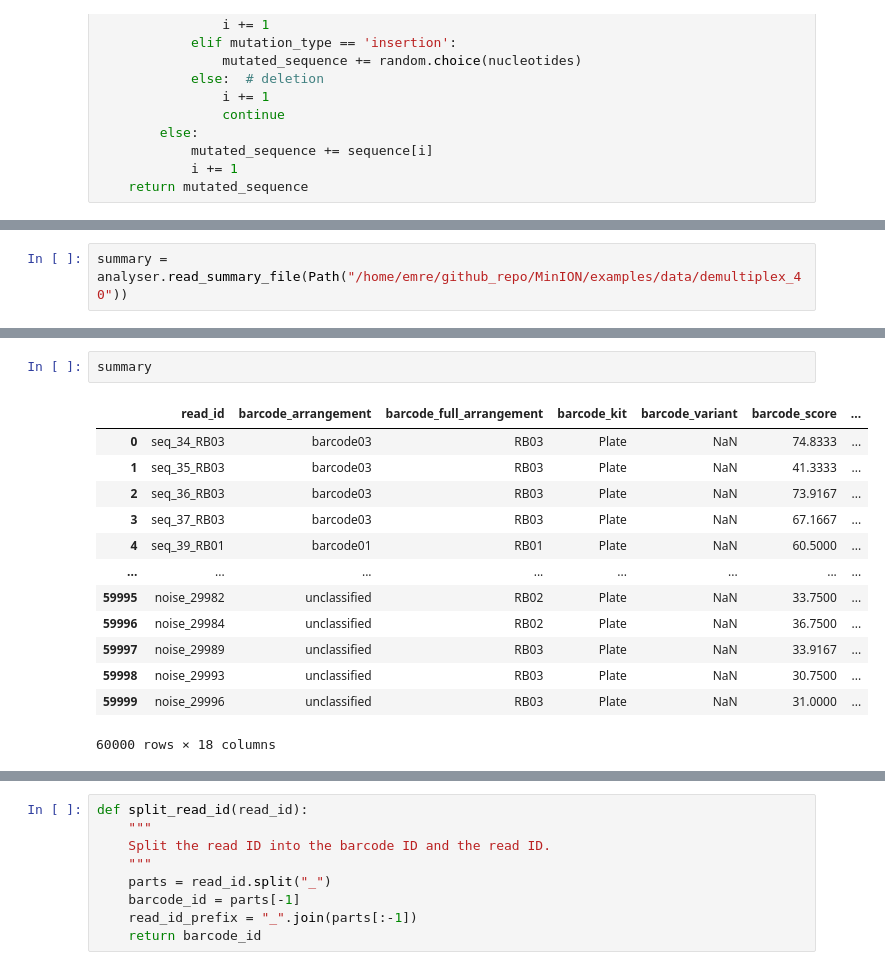
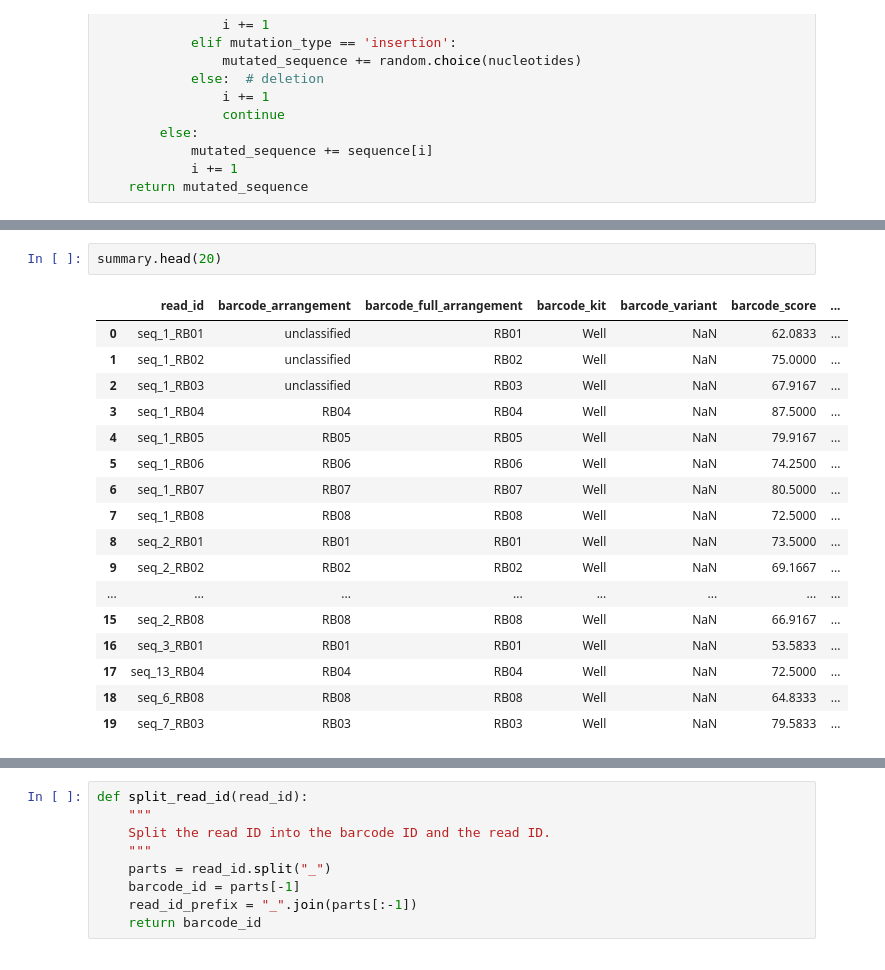
Before and after one commit to fhalab/LevSeq, a Jupyter notebook: examples/barcode_simulater.ipynb, the cells around one changed output, grey strips where cells are left out. Saved outputs shown, nothing was run; the diff lists cells and outputs as text.

```diff
--- a/examples/barcode_simulater.ipynb
+++ b/examples/barcode_simulater.ipynb
@@ -176,3 +216 @@ Done in 1789 ms.
 True
-# %%
-summary = analyser.read_summary_file(Path("/home/emre/github_repo/MinION/examples/data/demultiplex_40"))
@@ -179,19 +221,23 @@ summary = analyser.read_summary_file(Path("/home/emre/github_repo/MinION/example
 # %%
-summary
+summary.head(20)
 # %% [output]
 |  | read_id | barcode_arrangement | barcode_full_arrangement | barcode_kit | barcode_variant | barcode_score | ... |
-| 0 | seq_34_RB03 | barcode03 | RB03 | Plate | NaN | 74.8333 | ... |
-| 1 | seq_35_RB03 | barcode03 | RB03 | Plate | NaN | 41.3333 | ... |
-| 2 | seq_36_RB03 | barcode03 | RB03 | Plate | NaN | 73.9167 | ... |
-| 3 | seq_37_RB03 | barcode03 | RB03 | Plate | NaN | 67.1667 | ... |
-| 4 | seq_39_RB01 | barcode01 | RB01 | Plate | NaN | 60.5000 | ... |
+| 0 | seq_1_RB01 | unclassified | RB01 | Well | NaN | 62.0833 | ... |
+| 1 | seq_1_RB02 | unclassified | RB02 | Well | NaN | 75.0000 | ... |
+| 2 | seq_1_RB03 | unclassified | RB03 | Well | NaN | 67.9167 | ... |
+| 3 | seq_1_RB04 | RB04 | RB04 | Well | NaN | 87.5000 | ... |
+| 4 | seq_1_RB05 | RB05 | RB05 | Well | NaN | 79.9167 | ... |
+| 5 | seq_1_RB06 | RB06 | RB06 | Well | NaN | 74.2500 | ... |
+| 6 | seq_1_RB07 | RB07 | RB07 | Well | NaN | 80.5000 | ... |
+| 7 | seq_1_RB08 | RB08 | RB08 | Well | NaN | 72.5000 | ... |
+| 8 | seq_2_RB01 | RB01 | RB01 | Well | NaN | 73.5000 | ... |
+| 9 | seq_2_RB02 | RB02 | RB02 | Well | NaN | 69.1667 | ... |
 | ... | ... | ... | ... | ... | ... | ... | ... |
-| 59995 | noise_29982 | unclassified | RB02 | Plate | NaN | 33.7500 | ... |
-| 59996 | noise_29984 | unclassified | RB02 | Plate | NaN | 36.7500 | ... |
-| 59997 | noise_29989 | unclassified | RB03 | Plate | NaN | 33.9167 | ... |
-| 59998 | noise_29993 | unclassified | RB03 | Plate | NaN | 30.7500 | ... |
-| 59999 | noise_29996 | unclassified | RB03 | Plate | NaN | 31.0000 | ... |
+| 15 | seq_2_RB08 | RB08 | RB08 | Well | NaN | 66.9167 | ... |
+| 16 | seq_3_RB01 | RB01 | RB01 | Well | NaN | 53.5833 | ... |
+| 17 | seq_13_RB04 | RB04 | RB04 | Well | NaN | 72.5000 | ... |
+| 18 | seq_6_RB08 | RB08 | RB08 | Well | NaN | 64.8333 | ... |
+| 19 | seq_7_RB03 | RB03 | RB03 | Well | NaN | 79.5833 | ... |
-60000 rows × 18 columns
 # %%
 summary["barcode_arrangement"].value_counts().reset_index()
 
```
Also changed, not shown: parts of 14 cells of this notebook, 7 other files.
